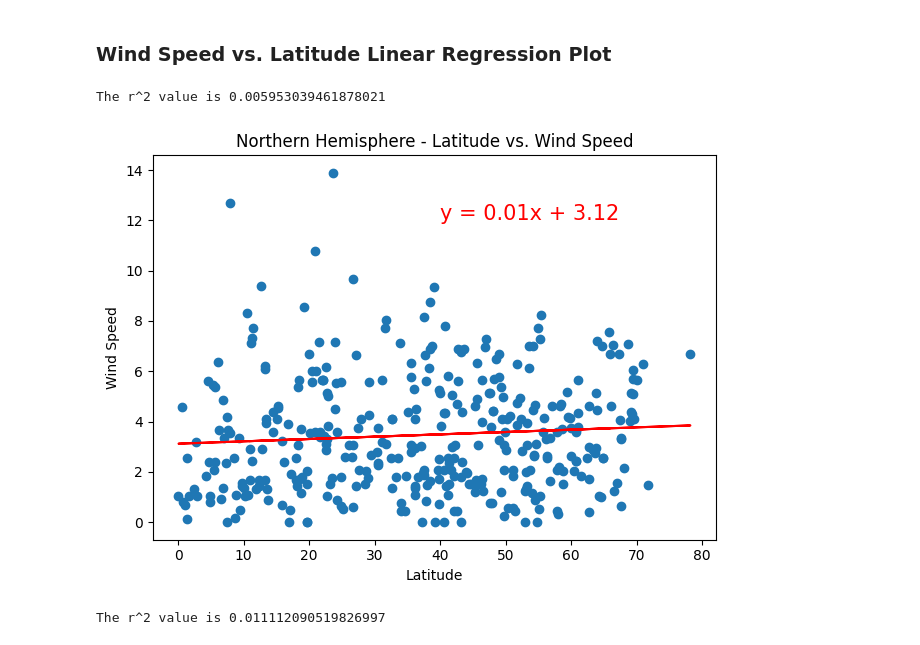
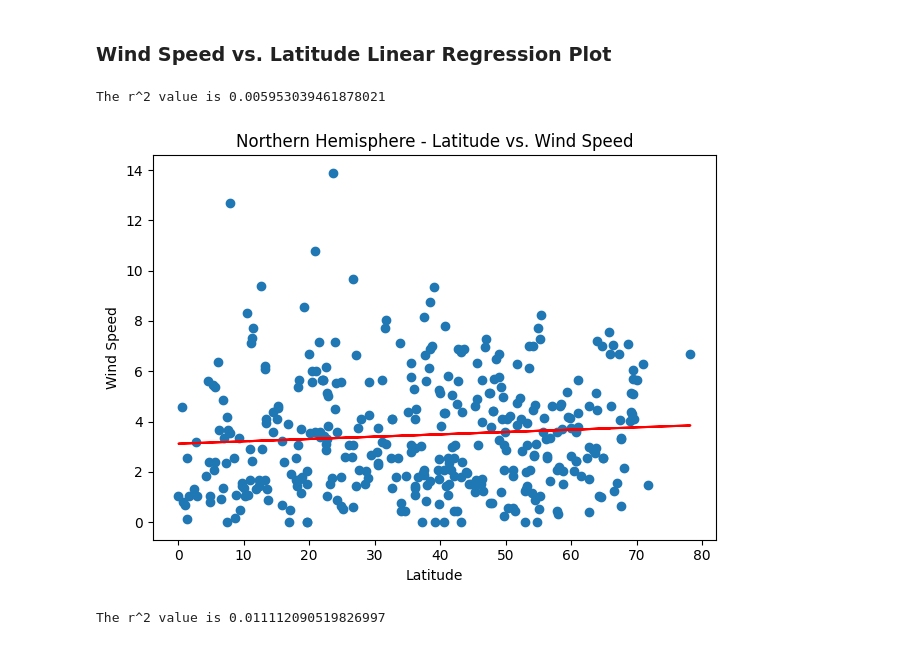
Before and after one commit to caitlin-hartley/python-api-challenge, a Jupyter notebook: weather_main.ipynb, the cells around one changed output. Saved outputs shown, nothing was run; the diff lists cells and outputs as text; code cells hidden in the pictures.

```diff
--- a/weather_main.ipynb
+++ b/weather_main.ipynb
@@ -451,20 +393,10 @@ The r^2 value is 0.0009499229645913303
 # %% [markdown]
 ### Wind Speed vs. Latitude Linear Regression Plot
 # %%
-# Northern Hemisphere
-x_values = northern_hemi_df['Lat']
-y_values = northern_hemi_df['Wind Speed']
-x_cord = 40
-y_cord = 12
-x_label = 'Latitude'
-y_label = 'Wind Speed'
-title = 'Northern Hemisphere - Latitude vs. Wind Speed'
-
-output_file = 'output_data/Fig11.png'
-
-# Call function to create and display linear regression plot
-plot_linear_regression(x_values, y_values, x_cord, y_cord, x_label, y_label, title, output_file)
+# Northern Hemisphere - Wind Speed, Figure 11
+plot_linear_regression(northern_hemi_df['Lat'], northern_hemi_df['Wind Speed'], -25, 10, 'Latitude',
+                       'Wind Speed', 'Northern Hemisphere - Latitude vs. Wind Speed', 'output_data/Fig11.png')
 # %% [output]
 The r^2 value is 0.005953039461878021
-[figure, old version]
+[figure, new version]
 # %%
```
Also changed, not shown: parts of 8 cells of this notebook, 9 other files.
